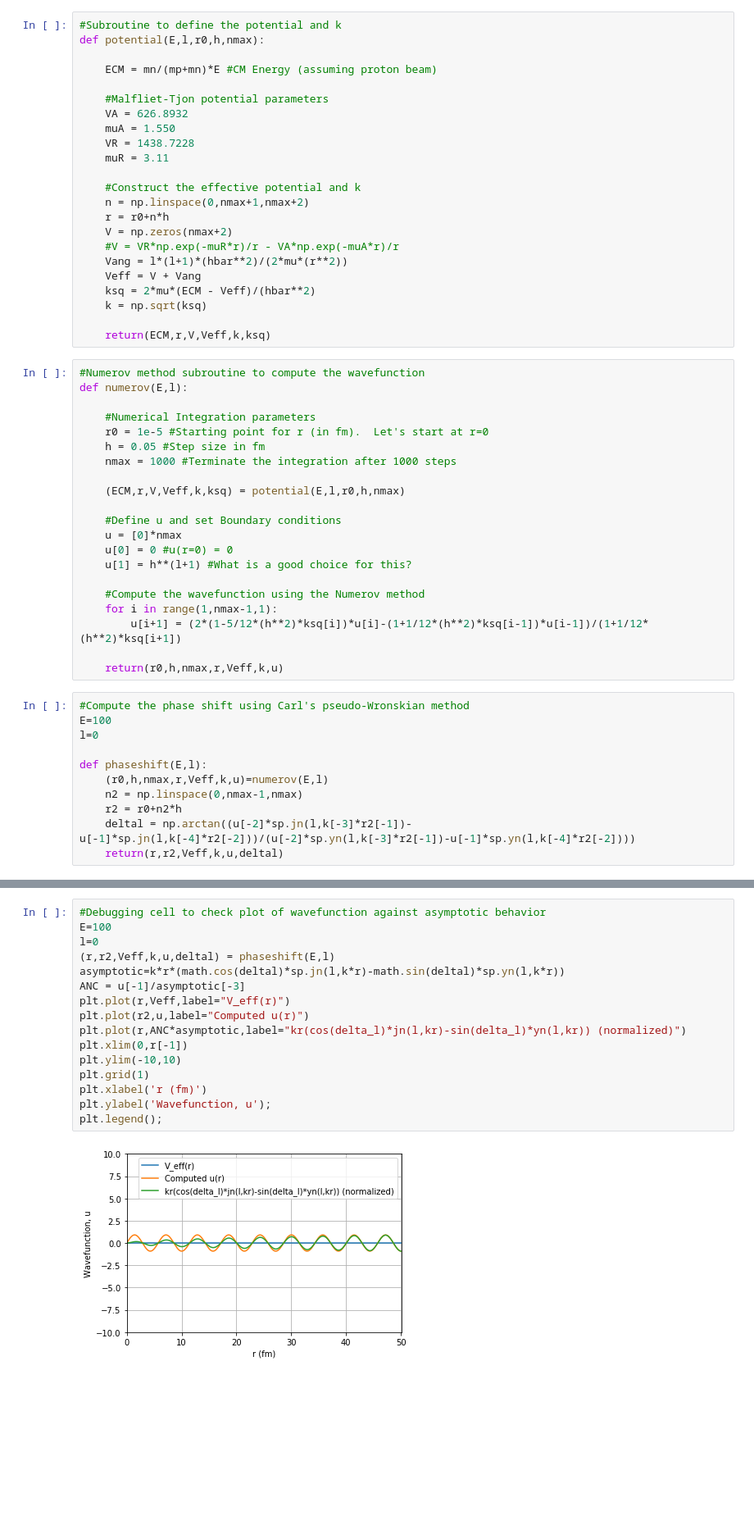
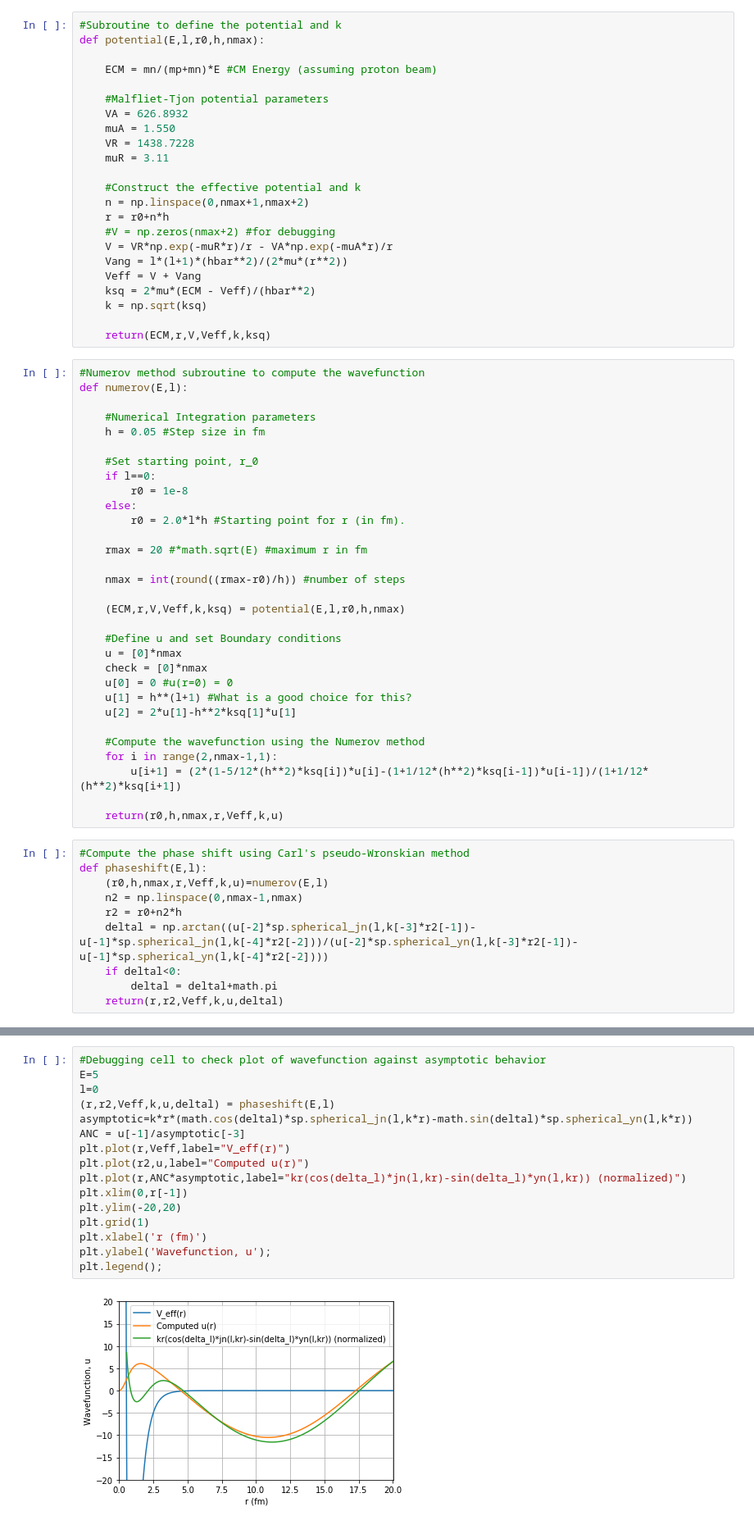
Before and after one commit to ChadUmmel/TALENT, a Jupyter notebook: HW1.ipynb, the cells around one changed output, grey strips where cells are left out. Shown: that part at 82% size. Saved outputs shown, nothing was run; the diff lists cells and outputs as text; blank space fills up the shorter version.

```diff
--- a/HW1.ipynb
+++ b/HW1.ipynb
@@ -28,8 +28,8 @@ def potential(E,l,r0,h,nmax):
     #Construct the effective potential and k
     n = np.linspace(0,nmax+1,nmax+2)
     r = r0+n*h
-    V = np.zeros(nmax+2)
-    #V = VR*np.exp(-muR*r)/r - VA*np.exp(-muA*r)/r
+    #V = np.zeros(nmax+2) #for debugging
+    V = VR*np.exp(-muR*r)/r - VA*np.exp(-muA*r)/r
     Vang = l*(l+1)*(hbar**2)/(2*mu*(r**2))
     Veff = V + Vang
     ksq = 2*mu*(ECM - Veff)/(hbar**2)
@@ -41,32 +41,41 @@ def potential(E,l,r0,h,nmax):
 def numerov(E,l):
 
     #Numerical Integration parameters
-    r0 = 1e-5 #Starting point for r (in fm).  Let's start at r=0
     h = 0.05 #Step size in fm
-    nmax = 1000 #Terminate the integration after 1000 steps
+
+    #Set starting point, r_0
+    if l==0:
+        r0 = 1e-8
+    else:
+        r0 = 2.0*l*h #Starting point for r (in fm).
+
+    rmax = 20 #*math.sqrt(E) #maximum r in fm
+
+    nmax = int(round((rmax-r0)/h)) #number of steps
 
     (ECM,r,V,Veff,k,ksq) = potential(E,l,r0,h,nmax)
 
     #Define u and set Boundary conditions
     u = [0]*nmax
+    check = [0]*nmax
     u[0] = 0 #u(r=0) = 0
     u[1] = h**(l+1) #What is a good choice for this?
+    u[2] = 2*u[1]-h**2*ksq[1]*u[1]
 
     #Compute the wavefunction using the Numerov method
-    for i in range(1,nmax-1,1):
+    for i in range(2,nmax-1,1):
         u[i+1] = (2*(1-5/12*(h**2)*ksq[i])*u[i]-(1+1/12*(h**2)*ksq[i-1])*u[i-1])/(1+1/12*(h**2)*ksq[i+1])
 
     return(r0,h,nmax,r,Veff,k,u)
 # %%
 #Compute the phase shift using Carl's pseudo-Wronskian method
-E=100
-l=0
-
 def phaseshift(E,l):
     (r0,h,nmax,r,Veff,k,u)=numerov(E,l)
     n2 = np.linspace(0,nmax-1,nmax)
     r2 = r0+n2*h
-    deltal = np.arctan((u[-2]*sp.jn(l,k[-3]*r2[-1])-u[-1]*sp.jn(l,k[-4]*r2[-2]))/(u[-2]*sp.yn(l,k[-3]*r2[-1])-u[-1]*sp.yn(l,k[-4]*r2[-2])))
+    deltal = np.arctan((u[-2]*sp.spherical_jn(l,k[-3]*r2[-1])-u[-1]*sp.spherical_jn(l,k[-4]*r2[-2]))/(u[-2]*sp.spherical_yn(l,k[-3]*r2[-1])-u[-1]*sp.spherical_yn(l,k[-4]*r2[-2])))
+    if deltal<0:
+        deltal = deltal+math.pi
     return(r,r2,Veff,k,u,deltal)
 # %%
 #Loop to plot the phase shift as a function of E and l
@@ -101,18 +122,18 @@ NameError: name 'r0' is not defined
 # %%
 #Debugging cell to check plot of wavefunction against asymptotic behavior
-E=100
+E=5
 l=0
 (r,r2,Veff,k,u,deltal) = phaseshift(E,l)
-asymptotic=k*r*(math.cos(deltal)*sp.jn(l,k*r)-math.sin(deltal)*sp.yn(l,k*r))
+asymptotic=k*r*(math.cos(deltal)*sp.spherical_jn(l,k*r)-math.sin(deltal)*sp.spherical_yn(l,k*r))
 ANC = u[-1]/asymptotic[-3]
 plt.plot(r,Veff,label="V_eff(r)")
 plt.plot(r2,u,label="Computed u(r)")
 plt.plot(r,ANC*asymptotic,label="kr(cos(delta_l)*jn(l,kr)-sin(delta_l)*yn(l,kr)) (normalized)")
 plt.xlim(0,r[-1])
-plt.ylim(-10,10)
+plt.ylim(-20,20)
 plt.grid(1)
 plt.xlabel('r (fm)')
 plt.ylabel('Wavefunction, u');
 plt.legend();
 # %% [output]
-[figure, old version]
+[figure, new version]
```
Also changed, not shown: parts of 2 cells of this notebook.
